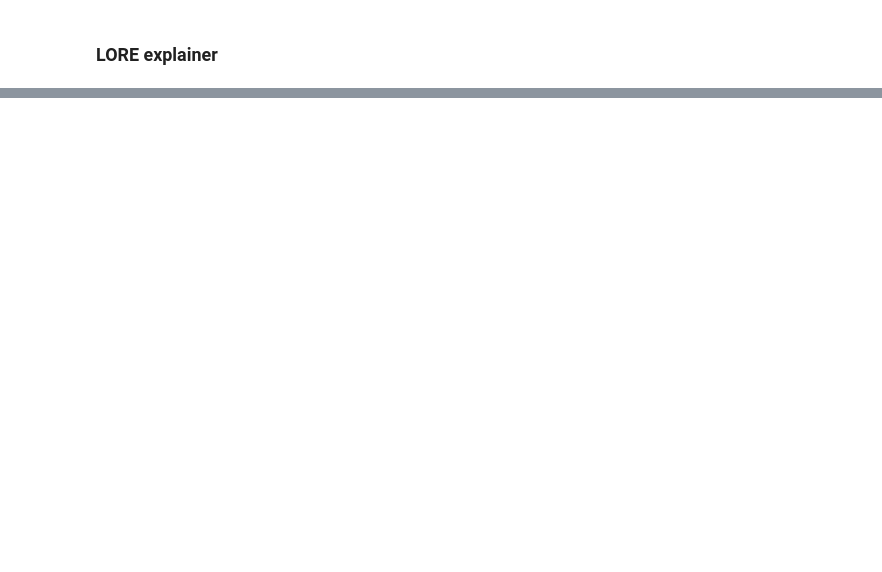
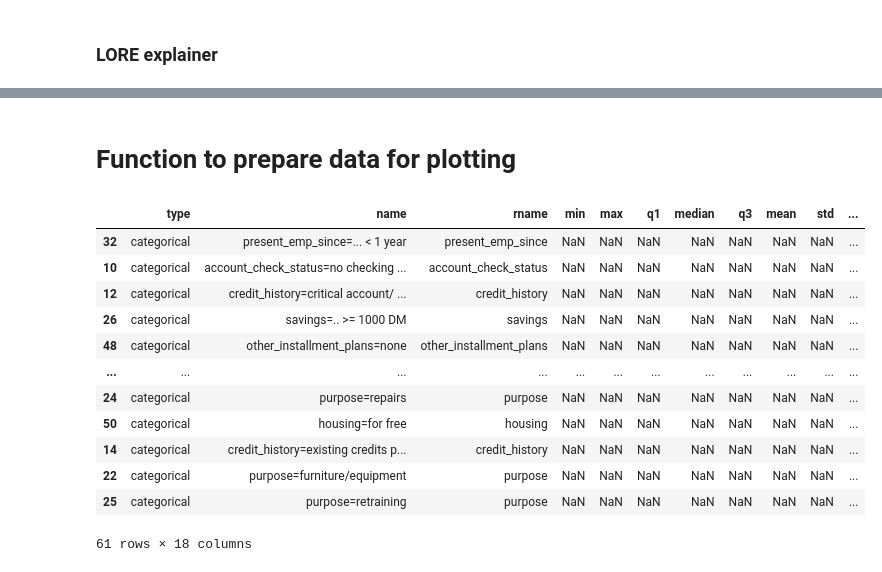
Before and after one commit to Elecapp/xai-visualization_rules_fi, a Jupyter notebook: notebooks/Titanic_rules.ipynb, the cells around one changed output, grey strips where cells are left out. Cells and saved outputs as stored; diff of their text form; code cells hidden in the pictures; blank space fills up the shorter version.

Commit message:
New rules plot for categorical variables

```diff
--- a/notebooks/Titanic_rules.ipynb
+++ b/notebooks/Titanic_rules.ipynb
@@ -87,8 +78,8 @@ bbox = sklearn_classifier_wrapper(bb)
 # %% [markdown]
 Select a new instance to be classfied by the model and print the predicted class.
 # %%
-inst = X_train.iloc[4].values
+inst = X_train.iloc[128].values
 print('Instance ',inst)
-print('True class ',Y_train.iloc[8])
+print('True class ',Y_train.iloc[128])
 print('Predicted class ',bb.predict(inst.reshape(1, -1)))
 # %% [output]
@@ -108,7 +108,7 @@
 ### SHAP explainer
 # %%
 explainer = ShapXAITabularExplainer(bbox, feature_names)
-config = {'explainer' : 'tree', 'X_train' : X_train.iloc[0:100].values}
+config = {'explainer' : 'tree', 'X_train' : X_train.iloc[0:].values}
 explainer.fit(config)
 # %%
 exp = explainer.explain(inst)
@@ -121,0 +135,3 @@ exp.exp
+# %%
+shap_feature_importance=exp.exp
+shap_feature_importance
@@ -575,0 +883,2 @@ plot_rules(df_viz)
+# %% [markdown]
+# Function to prepare data for plotting
@@ -575,0 +940,17 @@ plot_rules(df_viz)
+# %%
+df_v = feat_to_plot(feature_names=feature_names, real_feature_names=real_feature_names, instance_number=3, x_train=X_train, rules=rules, shap_feature_importance=shap_feature_importance)
+df_v
+# %% [output]
+|  | type | name | rname | min | max | q1 | median | q3 | mean | std | ... |
+| 32 | categorical | present_emp_since=... < 1 year | present_emp_since | NaN | NaN | NaN | NaN | NaN | NaN | NaN | ... |
+| 10 | categorical | account_check_status=no checking ... | account_check_status | NaN | NaN | NaN | NaN | NaN | NaN | NaN | ... |
+| 12 | categorical | credit_history=critical account/ ... | credit_history | NaN | NaN | NaN | NaN | NaN | NaN | NaN | ... |
+| 26 | categorical | savings=.. >= 1000 DM | savings | NaN | NaN | NaN | NaN | NaN | NaN | NaN | ... |
+| 48 | categorical | other_installment_plans=none | other_installment_plans | NaN | NaN | NaN | NaN | NaN | NaN | NaN | ... |
+| ... | ... | ... | ... | ... | ... | ... | ... | ... | ... | ... | ... |
+| 24 | categorical | purpose=repairs | purpose | NaN | NaN | NaN | NaN | NaN | NaN | NaN | ... |
+| 50 | categorical | housing=for free | housing | NaN | NaN | NaN | NaN | NaN | NaN | NaN | ... |
+| 14 | categorical | credit_history=existing credits p... | credit_history | NaN | NaN | NaN | NaN | NaN | NaN | NaN | ... |
+| 22 | categorical | purpose=furniture/equipment | purpose | NaN | NaN | NaN | NaN | NaN | NaN | NaN | ... |
+| 25 | categorical | purpose=retraining | purpose | NaN | NaN | NaN | NaN | NaN | NaN | NaN | ... |
+61 rows × 18 columns
```
Also changed, not shown: parts of 54 cells of this notebook.
